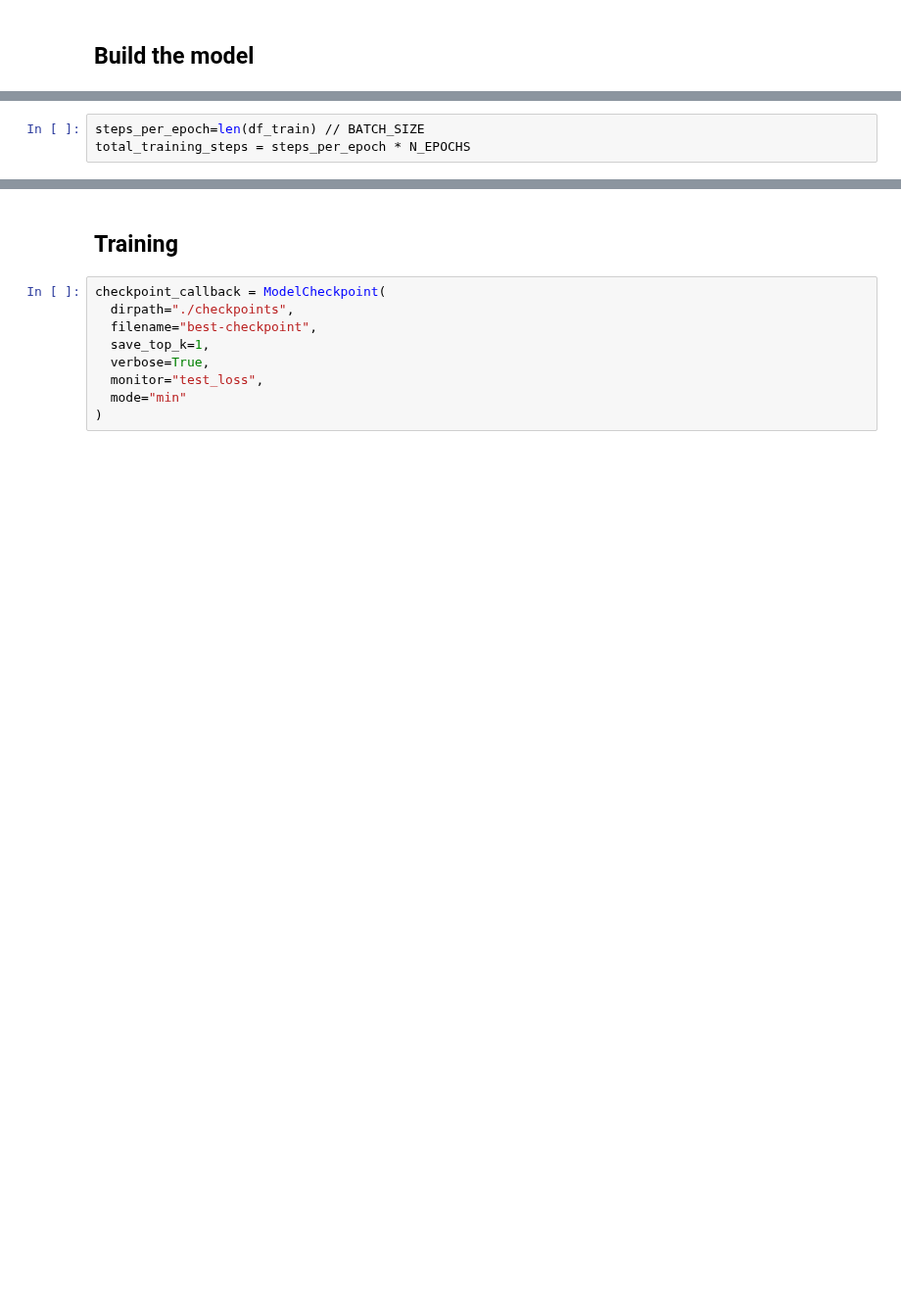
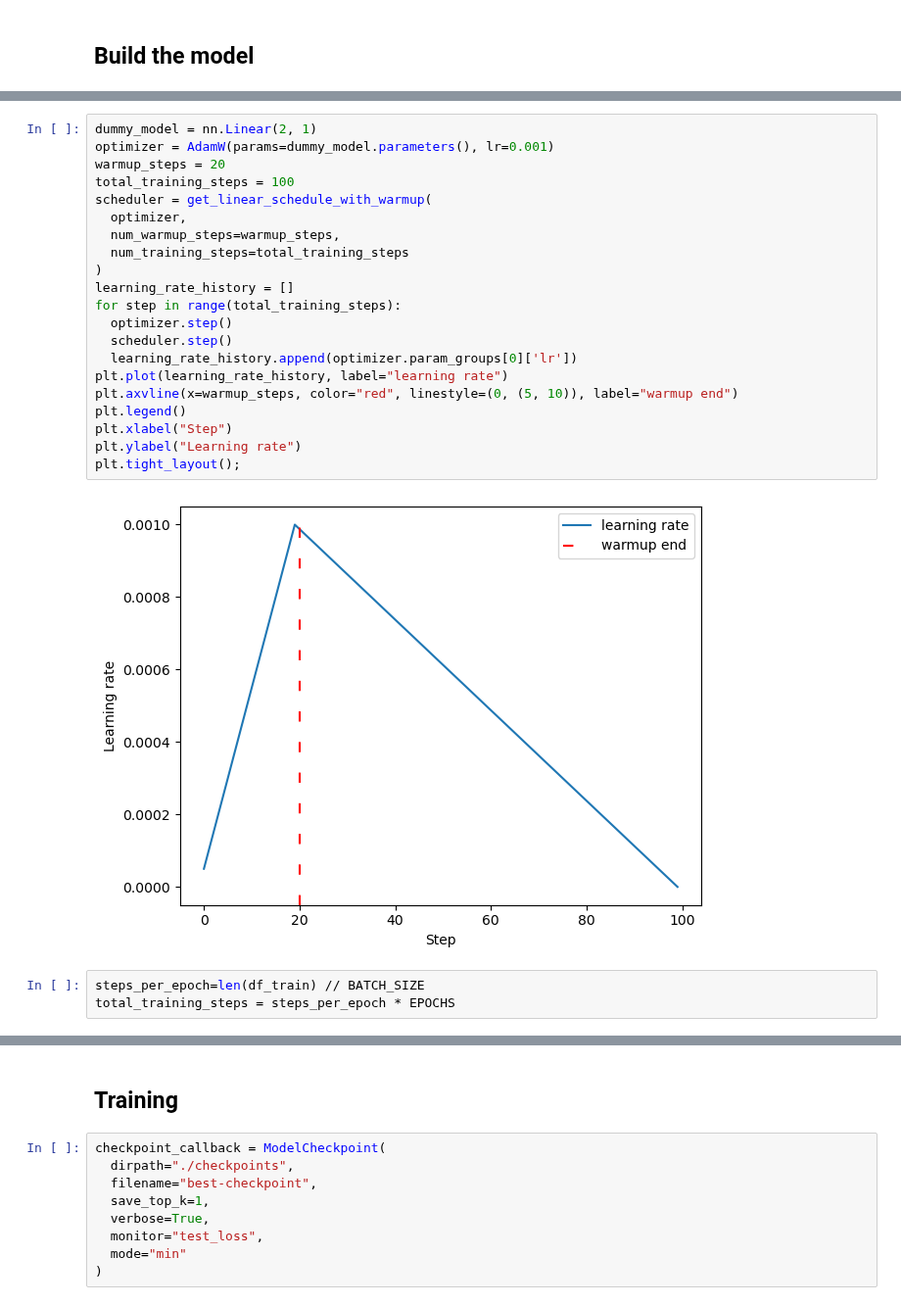
Before and after one commit to abes-esr/labo-indexation-ai, a Jupyter notebook: test_DL.ipynb, the cells around one changed output, grey strips where cells are left out. Shown at 98% size. Saved outputs shown, nothing was run; the diff lists cells and outputs as text; blank space fills up the shorter version.

```diff
--- a/test_DL.ipynb
+++ b/test_DL.ipynb
@@ -387,9 +428,32 @@ class RameauLabelTagger(pl.LightningModule):
         interval='step'
       )
     )
+# %%
+dummy_model = nn.Linear(2, 1)
+optimizer = AdamW(params=dummy_model.parameters(), lr=0.001)
+warmup_steps = 20
+total_training_steps = 100
+scheduler = get_linear_schedule_with_warmup(
+  optimizer,
+  num_warmup_steps=warmup_steps,
+  num_training_steps=total_training_steps
+)
+learning_rate_history = []
+for step in range(total_training_steps):
+  optimizer.step()
+  scheduler.step()
+  learning_rate_history.append(optimizer.param_groups[0]['lr'])
+plt.plot(learning_rate_history, label="learning rate")
+plt.axvline(x=warmup_steps, color="red", linestyle=(0, (5, 10)), label="warmup end")
+plt.legend()
+plt.xlabel("Step")
+plt.ylabel("Learning rate")
+plt.tight_layout();
+# %% [output]
+[figure, added]
 # %%
 steps_per_epoch=len(df_train) // BATCH_SIZE
-total_training_steps = steps_per_epoch * N_EPOCHS
+total_training_steps = steps_per_epoch * EPOCHS
 # %%
 warmup_steps = total_training_steps // 5
 warmup_steps, total_training_steps
```
Also changed, not shown: parts of 62 cells of this notebook, 1 other file.
